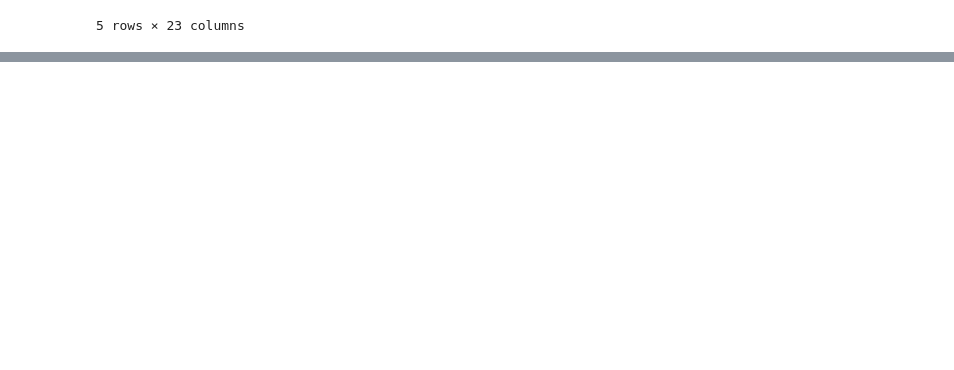
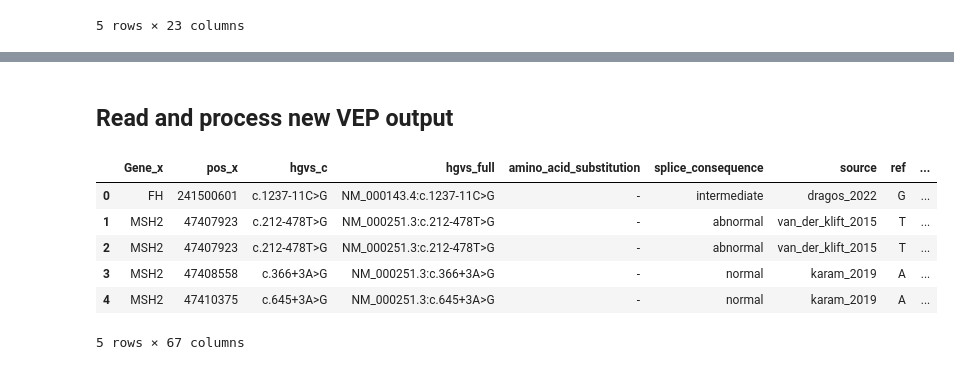
Before and after one commit to ivanw314/PillarProject_CAVA_Analysis, a Jupyter notebook: Notebooks/PP_CuratedSplicingProcessing.ipynb, the cells around one changed output, grey strips where cells are left out. Cells and saved outputs as stored; diff of their text form; code cells hidden in the pictures; blank space fills up the shorter version.

```diff
--- a/Notebooks/PP_CuratedSplicingProcessing.ipynb
+++ b/Notebooks/PP_CuratedSplicingProcessing.ipynb
@@ -155,0 +169,23 @@ with open('./Data/sge_data_for_qc/spliceai_benchmarking/20260511_CuratedSplicing
+# %%
+#Predcited splice consequence helper function
+def spliceai_mapper(df):
+
+    df['maxSpliceAI'] = df[['SpliceAI_pred_DS_AG', 'SpliceAI_pred_DS_AL', 'SpliceAI_pred_DS_DG', 'SpliceAI_pred_DS_DL']].max(axis = 1)
+
+    df['splice_impact'] = '< Threshold'
+    SPLICE_IMPACT_COLS = {
+        'SpliceAI_pred_DS_AG': 'Acceptor Gain',
+        'SpliceAI_pred_DS_AL': 'Acceptor Loss',
+        'SpliceAI_pred_DS_DG': 'Donor Gain',
+        'SpliceAI_pred_DS_DL': 'Donor Loss',
+    }
+
+    for col, label in SPLICE_IMPACT_COLS.items():
+        df.loc[df[col] >= 0.2, 'splice_impact'] = label
+
+    df['simple_splice_impact'] = '< Threshold'
+
+    df.loc[df['splice_impact'] != '< Threshold', 'simple_splice_impact'] = 'Splice Impact Predicted'
+    return df
+# %% [markdown]
+## Read and process new VEP output
@@ -155,0 +203,14 @@ with open('./Data/sge_data_for_qc/spliceai_benchmarking/20260511_CuratedSplicing
+# %%
+to_new_vcf['pos_id'] = to_new_vcf['Gene'] + ':' + to_new_vcf['pos'].astype(str) + ':' + to_new_vcf['alt']
+to_new_vcf['auth_id'] = to_new_vcf['pos_id'] + ':' + to_new_vcf['source']
+
+final_merged = pd.merge(to_new_vcf, processed_new_vcf, on='pos_id', how='inner')
+final_merged.head()
+# %% [output]
+|  | Gene_x | pos_x | hgvs_c | hgvs_full | amino_acid_substitution | splice_consequence | source | ref | ... |
+| 0 | FH | 241500601 | c.1237-11C>G | NM_000143.4:c.1237-11C>G | - | intermediate | dragos_2022 | G | ... |
+| 1 | MSH2 | 47407923 | c.212-478T>G | NM_000251.3:c.212-478T>G | - | abnormal | van_der_klift_2015 | T | ... |
+| 2 | MSH2 | 47407923 | c.212-478T>G | NM_000251.3:c.212-478T>G | - | abnormal | van_der_klift_2015 | T | ... |
+| 3 | MSH2 | 47408558 | c.366+3A>G | NM_000251.3:c.366+3A>G | - | normal | karam_2019 | A | ... |
+| 4 | MSH2 | 47410375 | c.645+3A>G | NM_000251.3:c.645+3A>G | - | normal | karam_2019 | A | ... |
+5 rows × 67 columns
```
Also changed, not shown: parts of 11 cells of this notebook.
